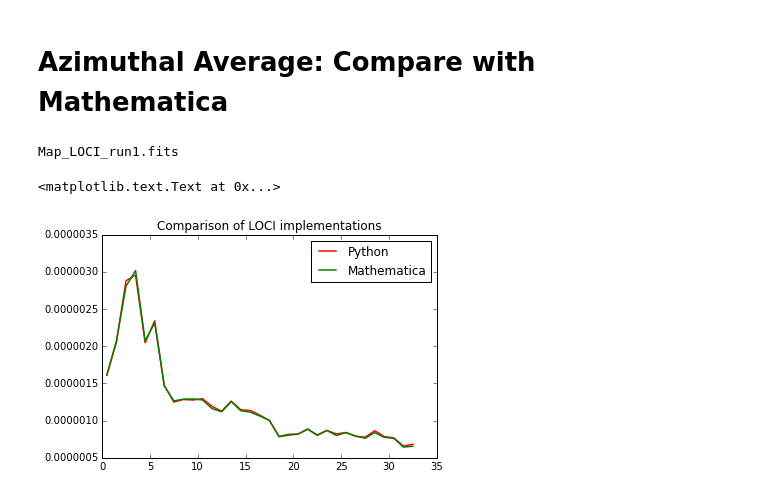
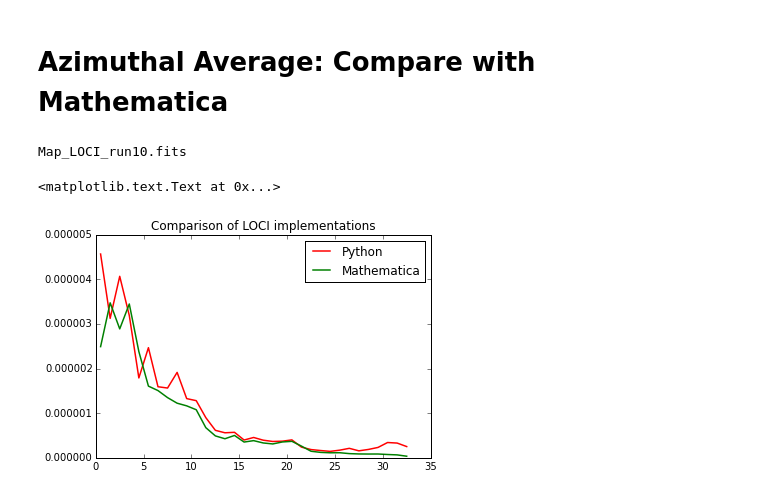
Before and after one commit to Skyhawk172/PythonLOCI, a Jupyter notebook: alignImages.ipynb, the cells around one changed output. Drawn from its saved outputs; the diff is of its cells as text; code cells hidden in the pictures.

```diff
--- a/alignImages.ipynb
+++ b/alignImages.ipynb
@@ -63,10 +74,14 @@ def align_images(dim,radius,reference,target):
 
     return ref_aligned
 # %%
-directory = "/Users/lajoie/Documents/Work/Projects/JWST/Simulations/Coronagraphs/MIRI/Dither-LOCI/Results/"
+#directory = "/Users/lajoie/Documents/Work/Projects/JWST/Simulations/Coronagraphs/MIRI/Dither-LOCI/Results/"
 #instrument= "MIRI/F1065C/DitherStep20/GaussianJitter7/T7430.0_logg4.35_z-0.47_R1.34_D40.0_t10000.0_204nm"
 #instrument= "NIRCam/F430M-MASK430R/DitherStep20/Jitter7/T7430.0_logg4.35_z-0.47_R1.34_D40.0_t10000.0_136nm"
-runNumber = 1
+
+directory = "/Users/lajoie/Documents/Work/Projects/JWST/CWG/SGD/Results/"
+instrument= "MIRI/F1065C/DitherStep20/Jitter0/rms204nm"
+
+runNumber = 10
 
 if instrument.split("/")[0] =="MIRI":
     sizeImg  = 64
@@ -221,7 +239,7 @@ def LOCI(Target, Reference, rin, dr, Deltar, Thetamin, DeltaPhi, radialShiftBetw
     OMatrix = ReferenceFlat[OcoordsFlat[:,0]]
     SMatrix = ReferenceFlat[ScoordsFlat[:,0]]
 
-    AMatrix = np.dot( np.transpose(OMatrix),OMatrix) - Mu*np.dot( np.transpose(SMatrix),SMatrix)
+    AMatrix = np.dot(np.transpose(OMatrix),OMatrix) - Mu*np.dot( np.transpose(SMatrix),SMatrix)
     bvector = np.ndarray.flatten( np.dot( np.transpose(OMatrix),OT) - Mu*np.dot( np.transpose(SMatrix),ST) )
 
     ConditionNumber = np.ndarray.max(np.real(np.linalg.eigvals(AMatrix) ) ) / np.ndarray.min( np.real( np.linalg.eigvals(AMatrix) ) )
@@ -233,7 +251,7 @@ def LOCI(Target, Reference, rin, dr, Deltar, Thetamin, DeltaPhi, radialShiftBetw
     SR = np.dot( SMatrix,Cks )
     SI = np.transpose(ST - SR)
 
-    return Cks, SI, SR, ST, Scoords, Ocoords
+    return SI, Scoords
 # %%
 # THIS IS A LITTERAL TRANSLATION FROM REMI'S MATHEMATICA CODE:
 def ApplyLOCI(Target,Reference, g, W, NA, dr,rstart, rend, radialShiftBetweenSandO, RegNum,CriterionNumber, Mu):
@@ -252,7 +270,7 @@ def ApplyLOCI(Target,Reference, g, W, NA, dr,rstart, rend, radialShiftBetweenSan
         thetabin=np.arange(0,2*np.pi-DeltaPhi+DeltaPhi/100,DeltaPhi)
 
         for Thetamin in thetabin:
-            Cks, SI, SR, ST, Scoords, Ocoords=LOCI(Target, Reference, rin, dr, DeltaR, Thetamin, DeltaPhi, radialShiftBetweenSandO, Rhos, Thetas, RegNum, CriterionNumber, Mu)
+            SI, Scoords = LOCI(Target, Reference, rin, dr, DeltaR, Thetamin, DeltaPhi, radialShiftBetweenSandO, Rhos, Thetas, RegNum, CriterionNumber, Mu)
             for k in xrange(len(Scoords)):
                 FinalImage[Scoords[k,0],Scoords[k,1]]=SI[k]
 
@@ -361,18 +382,22 @@ def azimuthalAverage(image, center=None, stddev=False, returnradii=False, return
     else:
         return radial_prof
 # %%
+directory = "/Users/lajoie/Documents/Work/Projects/JWST/Simulations/Coronagraphs/MIRI/Dither-LOCI/Results/"
+instrument= "MIRI/F1065C/DitherStep20/Jitter0/Originals204nm"
+#instrument= "NIRCam/F430M-MASK430R/DitherStep20/Jitter7/T7430.0_logg4.35_z-0.47_R1.34_D40.0_t10000.0_136nm"
+
 print "Map_LOCI_run"+str(runNumber)+".fits"
-hdu=pyfits.open("Map_LOCI_run"+str(runNumber)+".fits")
+hdu=pyfits.open(directory+instrument+"/Map_LOCI_run"+str(runNumber)+".fits")
 mathematica=hdu[0].data
 
 x1,rad_prof_python = azimuthalAverage(finalImage,  binsize=1., stddev=True, interpnan=True, returnradii=True)
 x2,rad_prof_mathem = azimuthalAverage(mathematica, binsize=1., stddev=True, interpnan=True, returnradii=True)
 
 P.plot(x1,rad_prof_python,'r', linewidth=1.5, label="Python")
 P.plot(x2,rad_prof_mathem,'g', linewidth=1.5, label="Mathematica")
 P.legend()
 P.title("Comparison of LOCI implementations")
 # %% [output]
-Map_LOCI_run1.fits
+Map_LOCI_run10.fits
 <matplotlib.text.Text at 0x...>
-[figure, old version]
+[figure, new version]
```
Also changed, not shown: parts of 4 cells of this notebook.
